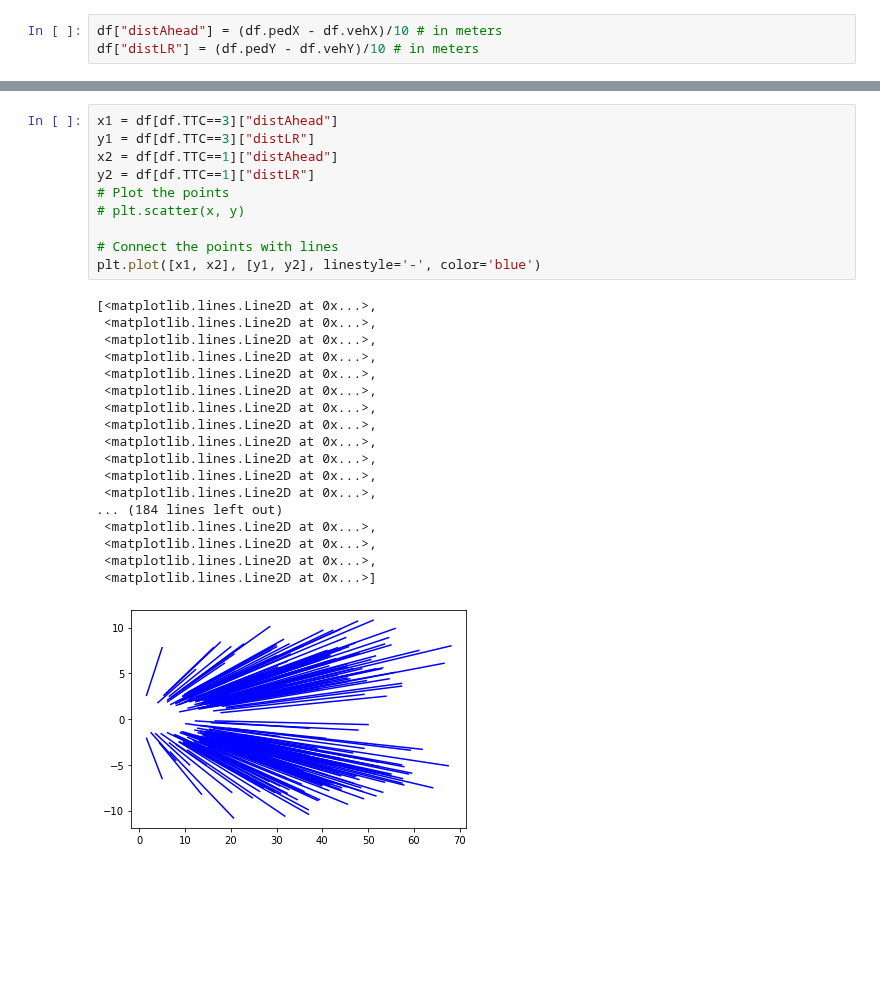
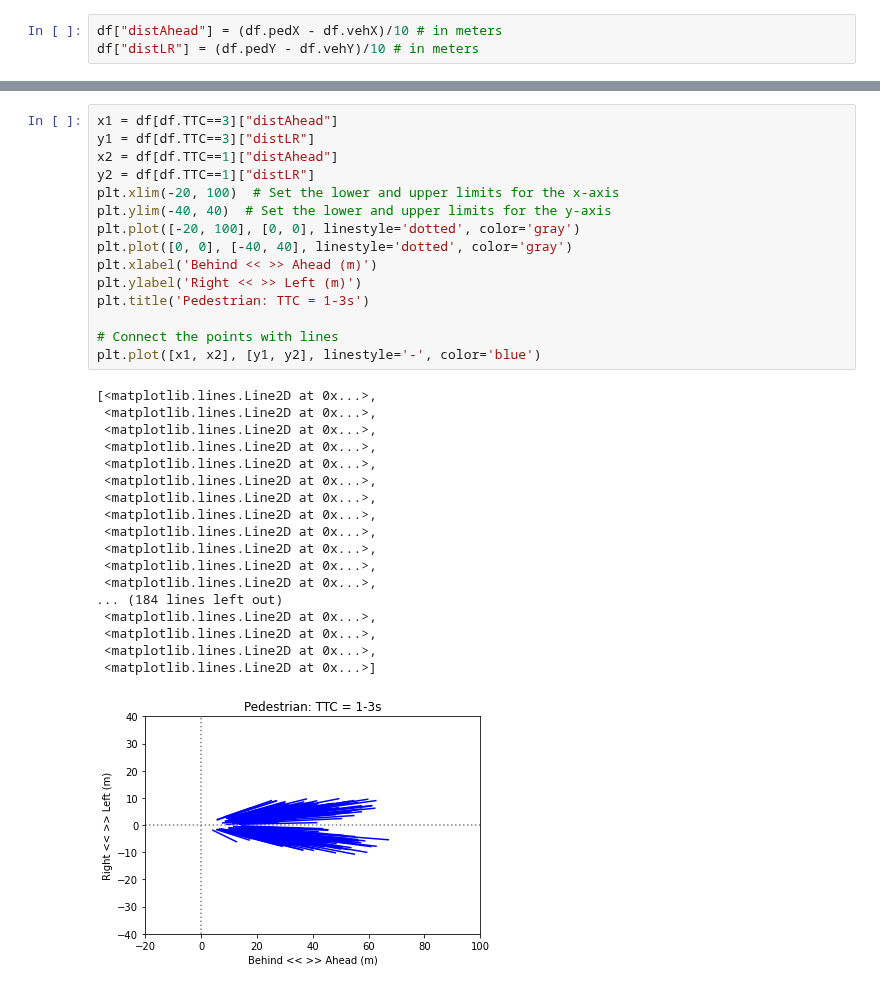
Before and after one commit to Farama-Foundation/Minigrid, a Jupyter notebook: TTC Model.ipynb, the cells around one changed output, grey strips where cells are left out. Drawn from its saved outputs; the diff is of its cells as text; blank space fills up the shorter version.

```diff
--- a/TTC Model.ipynb
+++ b/TTC Model.ipynb
@@ -78,29 +87,34 @@ plt.scatter(x, y)
 # %%
 x1 = df[df.TTC==3]["distAhead"]
 y1 = df[df.TTC==3]["distLR"]
 x2 = df[df.TTC==1]["distAhead"]
 y2 = df[df.TTC==1]["distLR"]
-# Plot the points
-# plt.scatter(x, y)
+plt.xlim(-20, 100)  # Set the lower and upper limits for the x-axis
+plt.ylim(-40, 40)  # Set the lower and upper limits for the y-axis
+plt.plot([-20, 100], [0, 0], linestyle='dotted', color='gray')
+plt.plot([0, 0], [-40, 40], linestyle='dotted', color='gray')
+plt.xlabel('Behind << >> Ahead (m)')
+plt.ylabel('Right << >> Left (m)')
+plt.title('Pedestrian: TTC = 1-3s')
 
 # Connect the points with lines
 plt.plot([x1, x2], [y1, y2], linestyle='-', color='blue')
 # %% [output]
 [<matplotlib.lines.Line2D at 0x...>,
  <matplotlib.lines.Line2D at 0x...>,
  <matplotlib.lines.Line2D at 0x...>,
  <matplotlib.lines.Line2D at 0x...>,
  <matplotlib.lines.Line2D at 0x...>,
  <matplotlib.lines.Line2D at 0x...>,
  <matplotlib.lines.Line2D at 0x...>,
  <matplotlib.lines.Line2D at 0x...>,
  <matplotlib.lines.Line2D at 0x...>,
  <matplotlib.lines.Line2D at 0x...>,
  <matplotlib.lines.Line2D at 0x...>,
  <matplotlib.lines.Line2D at 0x...>,
 ... (184 lines left out)
  <matplotlib.lines.Line2D at 0x...>,
  <matplotlib.lines.Line2D at 0x...>,
  <matplotlib.lines.Line2D at 0x...>,
  <matplotlib.lines.Line2D at 0x...>]
-[figure, old version]
+[figure, new version]
```
Also changed, not shown: parts of 5 cells of this notebook, 2 other files.
